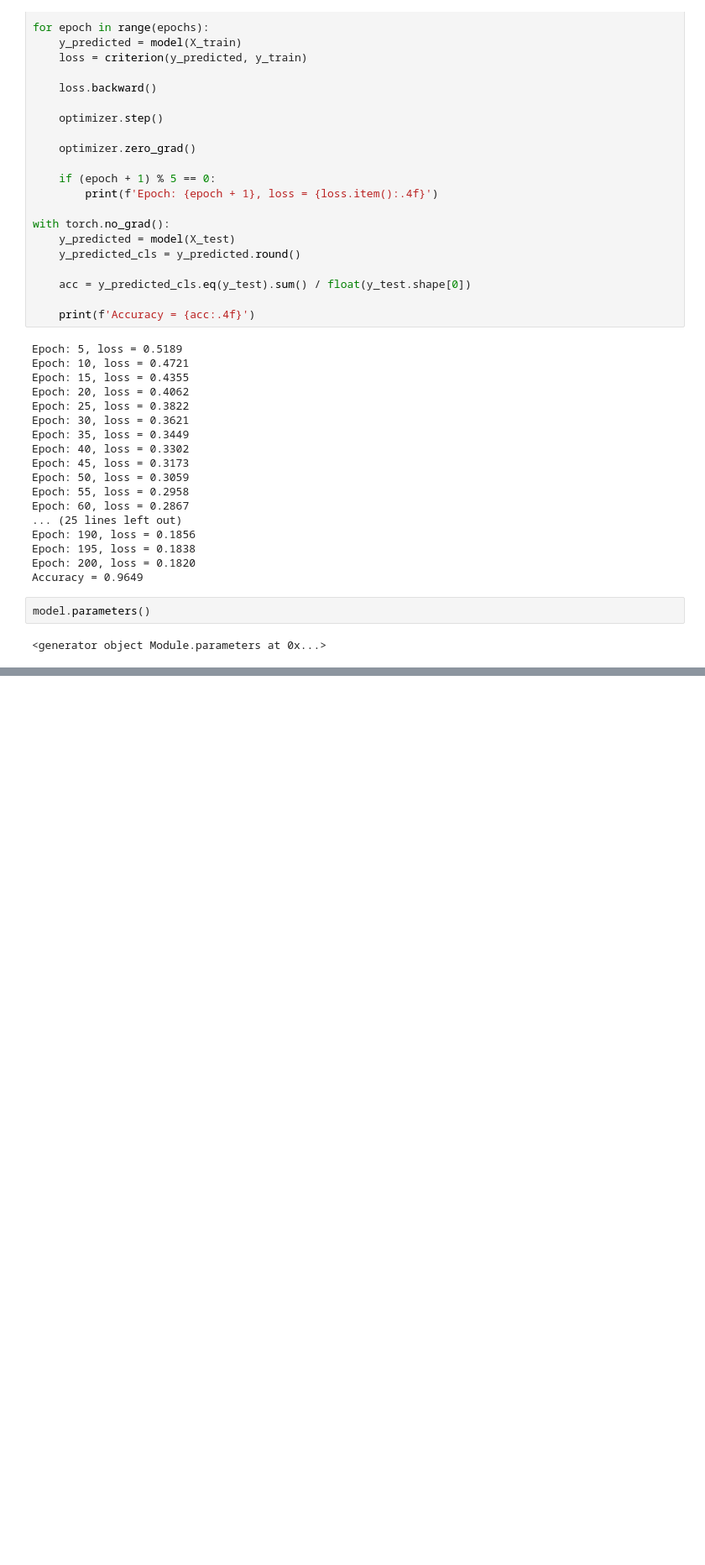
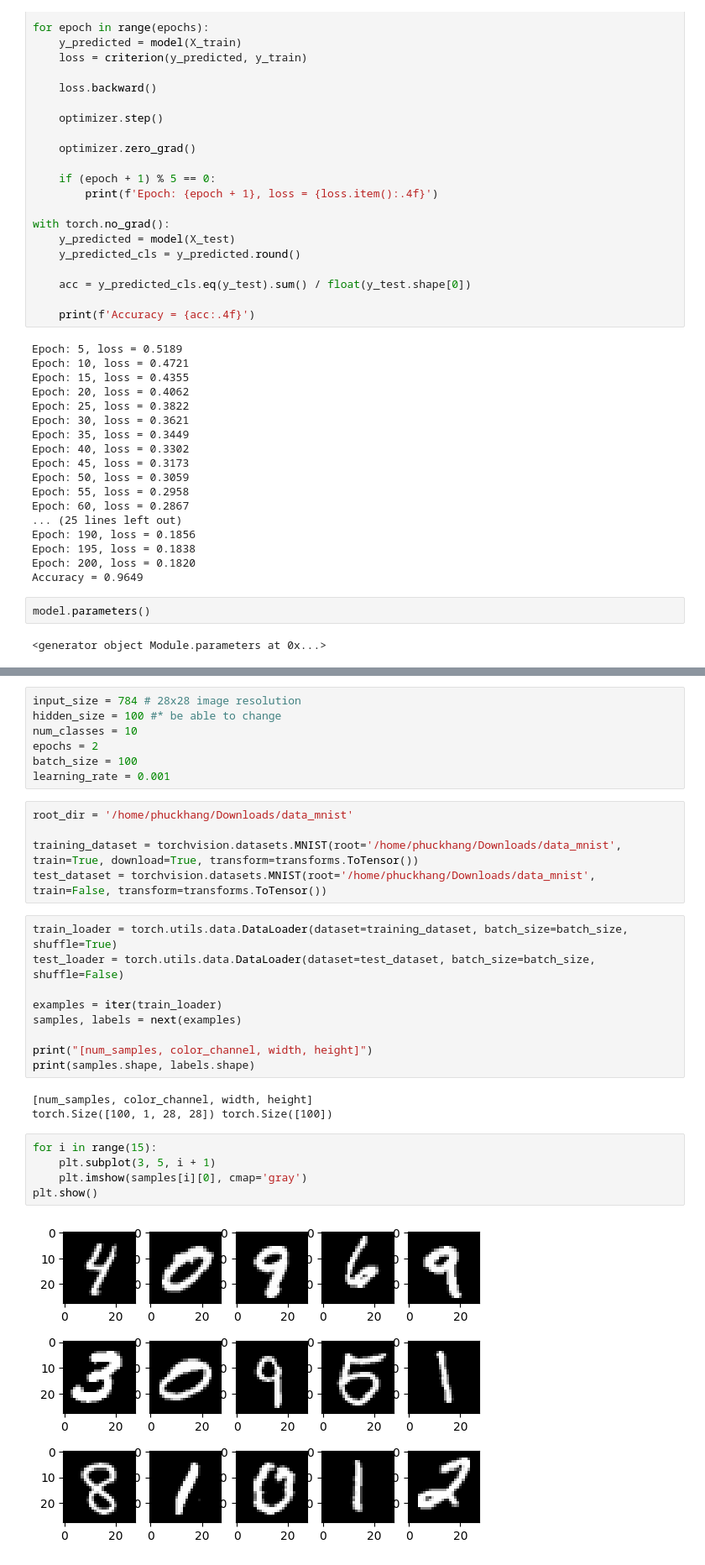
Before and after one commit to khang1108/learning_ai, a Jupyter notebook: pytorch_00.ipynb, the cells around one changed output, grey strips where cells are left out. Shown at 84% size. Saved outputs shown, nothing was run; the diff lists cells and outputs as text; blank space fills up the shorter version.

Commit message:
Update Feedforward Neural Network with MNIST dataset

```diff
--- a/pytorch_00.ipynb
+++ b/pytorch_00.ipynb
@@ -985,0 +1064,31 @@ sub{ font-size:.7em; vertical-align:-.2em; }
+# %%
+input_size = 784 # 28x28 image resolution
+hidden_size = 100 #* be able to change
+num_classes = 10
+epochs = 2
+batch_size = 100
+learning_rate = 0.001
+# %%
+root_dir = '/home/phuckhang/Downloads/data_mnist'
+
+training_dataset = torchvision.datasets.MNIST(root='/home/phuckhang/Downloads/data_mnist', train=True, download=True, transform=transforms.ToTensor())
+test_dataset = torchvision.datasets.MNIST(root='/home/phuckhang/Downloads/data_mnist', train=False, transform=transforms.ToTensor())
+# %%
+train_loader = torch.utils.data.DataLoader(dataset=training_dataset, batch_size=batch_size, shuffle=True)
+test_loader = torch.utils.data.DataLoader(dataset=test_dataset, batch_size=batch_size, shuffle=False)
+
+examples = iter(train_loader)
+samples, labels = next(examples)
+
+print("[num_samples, color_channel, width, height]")
+print(samples.shape, labels.shape)
+# %% [output]
+[num_samples, color_channel, width, height]
+torch.Size([100, 1, 28, 28]) torch.Size([100])
+# %%
+for i in range(15):
+    plt.subplot(3, 5, i + 1)
+    plt.imshow(samples[i][0], cmap='gray')
+plt.show()
+# %% [output]
+[figure, added]
```
Also changed, not shown: parts of 5 cells of this notebook.
